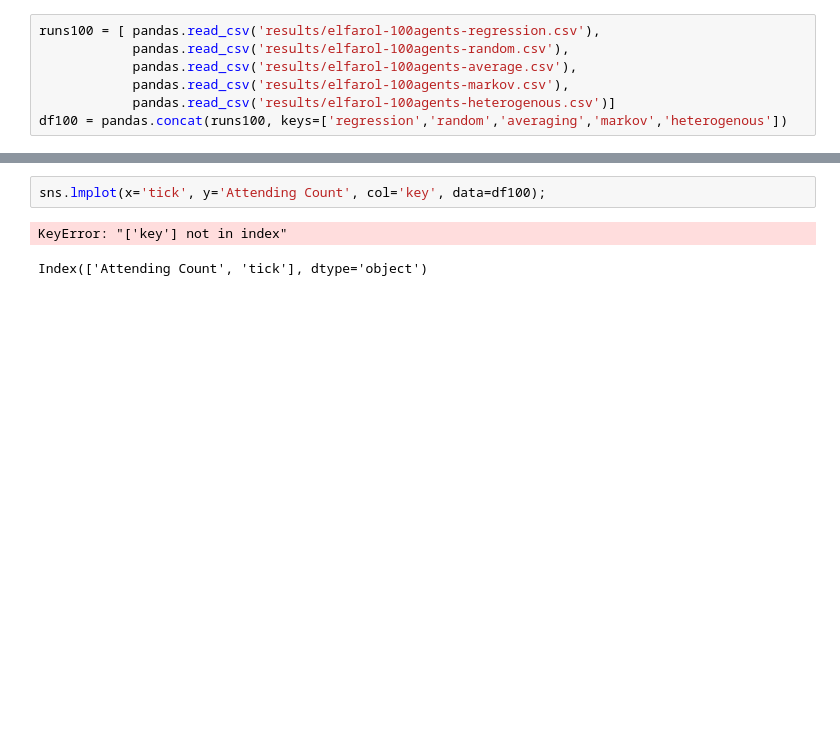
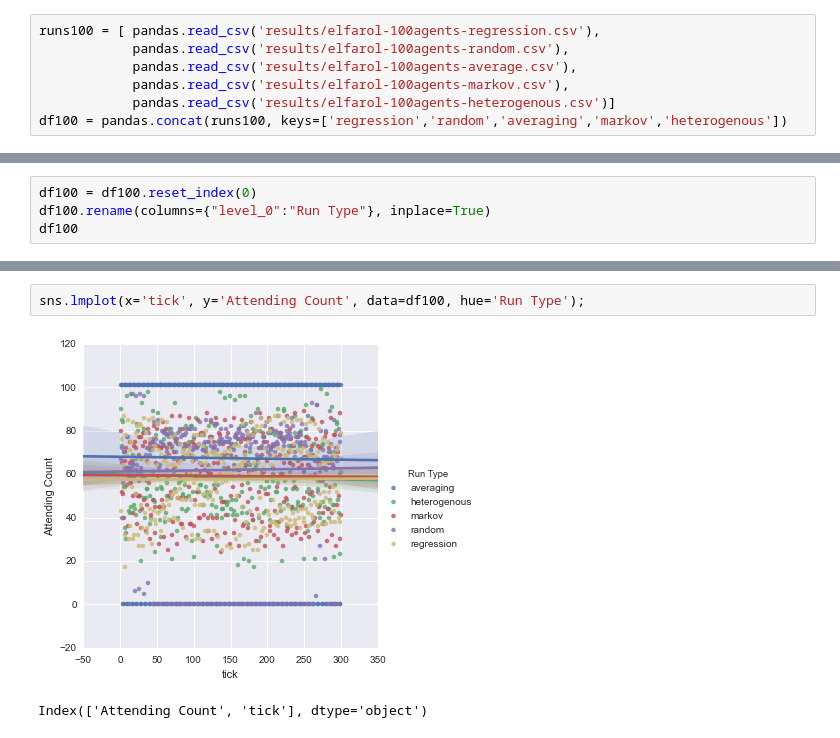
Before and after one commit to hawkw/cs383f2015-lab3, a Jupyter notebook: analysis.ipynb, the cells around one changed output, grey strips where cells are left out. Saved outputs shown, nothing was run; the diff lists cells and outputs as text; blank space fills up the shorter version.

Commit message:
fixed notebook. now renders messy single graph

```diff
--- a/analysis.ipynb
+++ b/analysis.ipynb
@@ -43,0 +23,4 @@ df100
+# %%
+df100 = df100.reset_index(0)
+df100.rename(columns={"level_0":"Run Type"}, inplace=True)
+df100
@@ -44,7 +46,7 @@ df100
 # %%
-sns.lmplot(x='tick', y='Attending Count', col='key', data=df100);
+sns.lmplot(x='tick', y='Attending Count', data=df100, hue='Run Type');
 # %% [output]
-KeyError: "['key'] not in index"
+[figure, added]
 # %%
 # %% [output]
 Index(['Attending Count', 'tick'], dtype='object')
```
Also changed, not shown: parts of 2 cells of this notebook.
